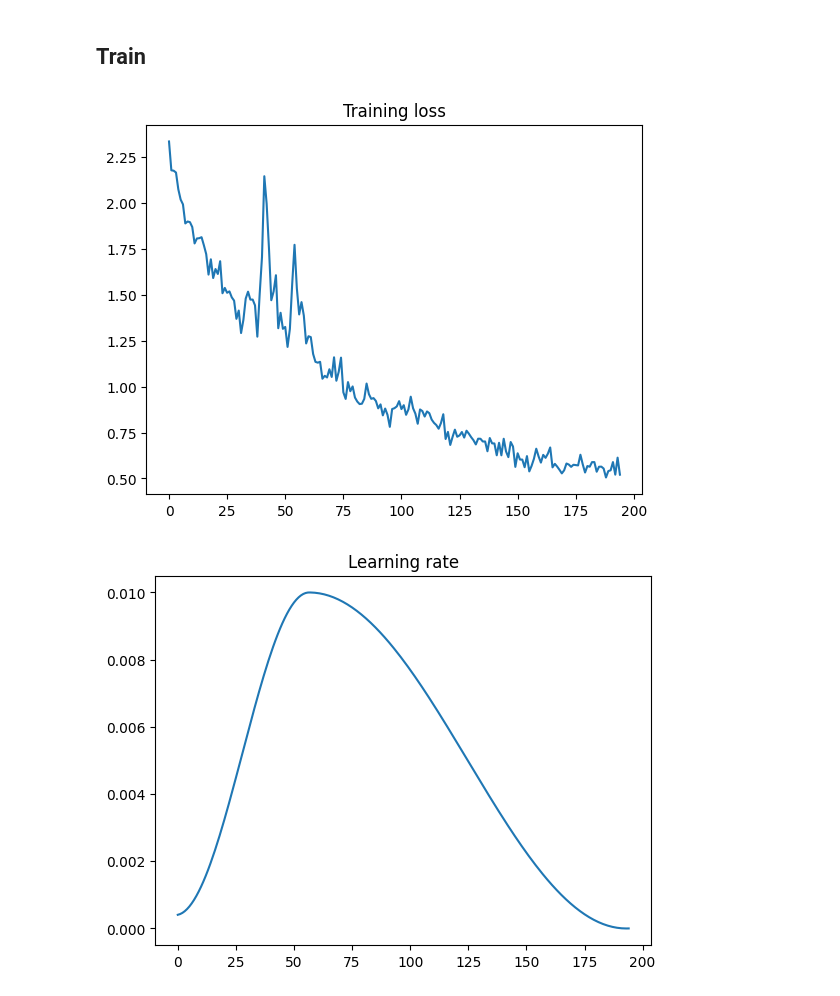
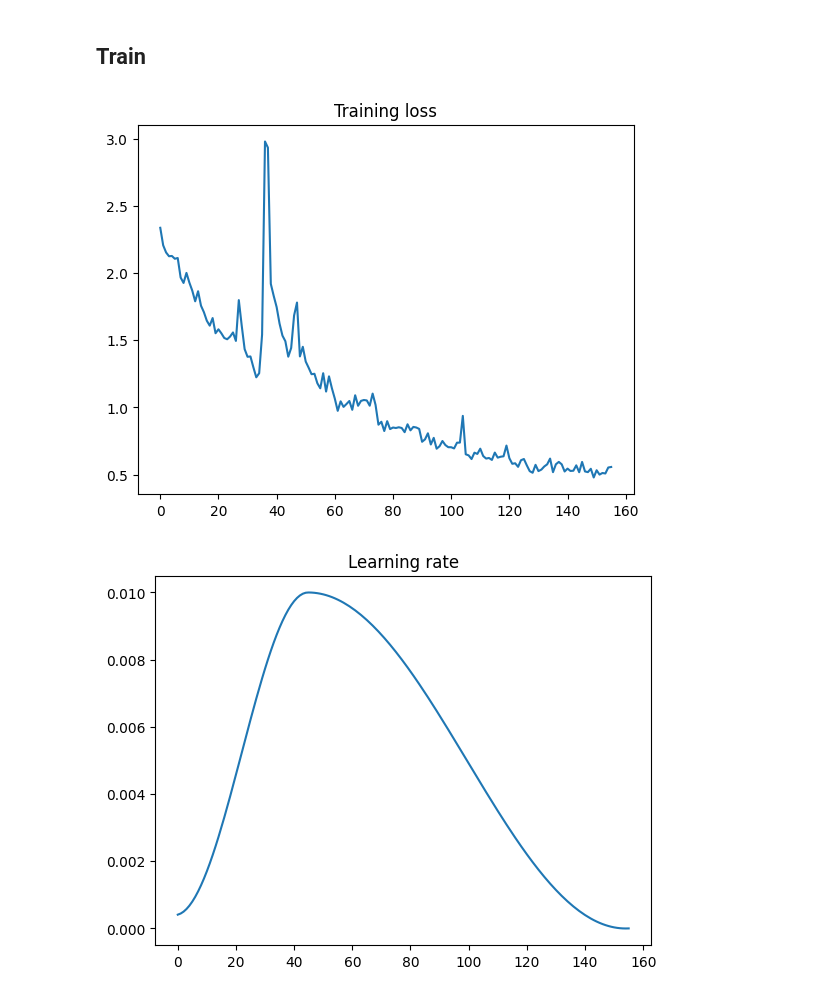
Before and after one commit to fpgaminer/bigasp-training, a Jupyter notebook: quality-arena/TrainRanker.ipynb, the cells around one changed output. Cells and saved outputs as stored; diff of their text form; code cells hidden in the pictures.

Commit message:
bigASP v2 training code

```diff
--- a/quality-arena/TrainRanker.ipynb
+++ b/quality-arena/TrainRanker.ipynb
@@ -41,7 +43,7 @@ QualityClassifier(
 # %%
 DATASET_SIZE = 4096 * 2
 
-with sqlite3.connect('../data/clip-embeddings.sqlite3') as conn:
+with psycopg.connect(dbname='postgres', user='postgres', host=str(Path.cwd().parent / "pg-socket")) as conn:
 	cursor = conn.cursor()
 	cursor.execute('SELECT path FROM images WHERE embedding IS NOT NULL')
 	all_paths = [row[0] for row in cursor.fetchall()]
@@ -49,7 +51,7 @@ with sqlite3.connect('../data/clip-embeddings.sqlite3') as conn:
 
 	embeddings = {}
 	for path in random_paths:
-		cursor.execute('SELECT embedding FROM images WHERE path = ?', (path,))
+		cursor.execute('SELECT embedding FROM images WHERE path = %s', (path,))
 		embedding = bytes(cursor.fetchone()[0])
 		embedding = torch.frombuffer(embedding, dtype=torch.float16).to(torch.float32)
 		embeddings[path] = embedding
@@ -148,15 +150,15 @@ failures = []
 total_grids = 0
 
 # Use trained classifier to score images
-with torch.no_grad(), sqlite3.connect('../data/clip-embeddings.sqlite3') as conn:
+with psycopg.connect(dbname='postgres', user='postgres', host=str(Path.cwd().parent / "pg-socket")) as conn:
 	cursor = conn.cursor()
 
 	grid_model = GridClassifier(768, 0.0, 2)
-	grid_model.load_state_dict(torch.load('../watermark-detector/classifier.pt'))
+	grid_model.load_state_dict(torch.load('../grid-detector/classifier.pt'))
 	grid_model.eval()
 
 	for path, rank in tqdm(rankings, desc='Classifying grid images'):
-		cursor.execute('SELECT embedding FROM images WHERE path = ?', (path,))
+		cursor.execute('SELECT embedding FROM images WHERE path = %s', (path,))
 		embedding = bytes(cursor.fetchone()[0])
 		embedding = torch.frombuffer(bytearray(embedding), dtype=torch.float16)
 		embedding = embedding.to(torch.float32)
@@ -235,12 +237,12 @@ max_ranking = max(rankings.values())
 NUM_BINS = 10
 bin_size = (max_ranking - min_ranking) / NUM_BINS
 
-with sqlite3.connect('../data/clip-embeddings.sqlite3') as conn:
+with psycopg.connect(dbname='postgres', user='postgres', host=str(Path.cwd().parent / "pg-socket")) as conn:
 	cursor = conn.cursor()
 
 	embeddings = {}
 	for path in rankings.keys():
-		cursor.execute('SELECT embedding FROM images WHERE path = ?', (path,))
+		cursor.execute('SELECT embedding FROM images WHERE path = %s', (path,))
 		embedding = bytes(cursor.fetchone()[0])
 		embedding = torch.frombuffer(embedding, dtype=torch.float16).to(torch.float32)
 		embeddings[path] = embedding
@@ -459,36 +461,36 @@ result = train_a_model(
 	learning_rate=1e-2,
 	dropout=0.1,
 	warmup_samples=1000,
-	training_samples=100000,
+	training_samples=80000,
 	test_every=512,
 	weight_decay=0.1,
 	one_cycle=True
 )
 
 min_test_loss = result["test_losses"][-1]
 min_test_accuracy = result["test_accuracies"][-1]
 
 
 plt.plot(result['training_losses'])
 plt.title('Training loss')
 plt.show()
 
 plt.plot(result['training_lrs'])
 plt.title('Learning rate')
 plt.show()
 
 plt.plot(result['test_losses'])
 plt.title('Test loss')
 plt.show()
 
 plt.plot(result['test_accuracies'])
 plt.title('Test accuracy')
 plt.show()
 
 print(f"Test loss: {min_test_loss}")
 print(f"Test accuracy: {min_test_accuracy}")
 
 best_model = result
 # %% [output]
-[figure, old version]
+[figure, new version]
-[figure, old version]
+[figure, new version]
```
Also changed, not shown: parts of 4 cells of this notebook, 25 other files.
